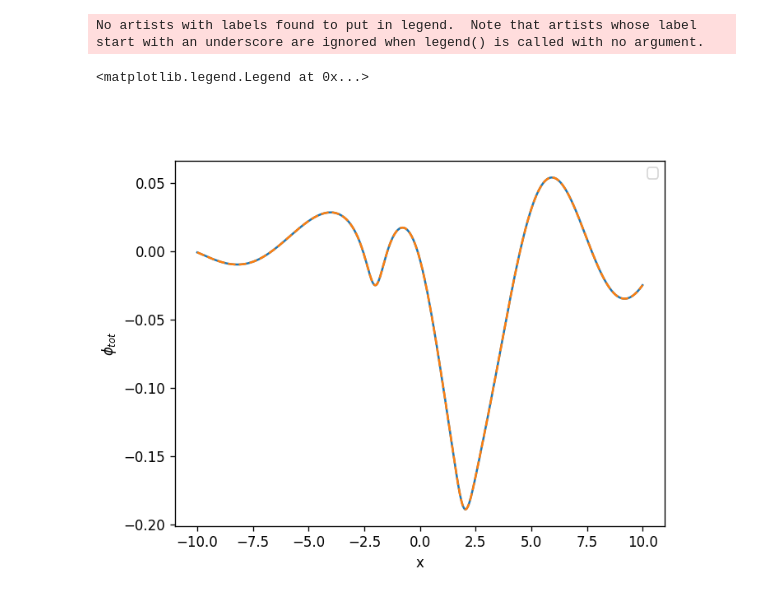
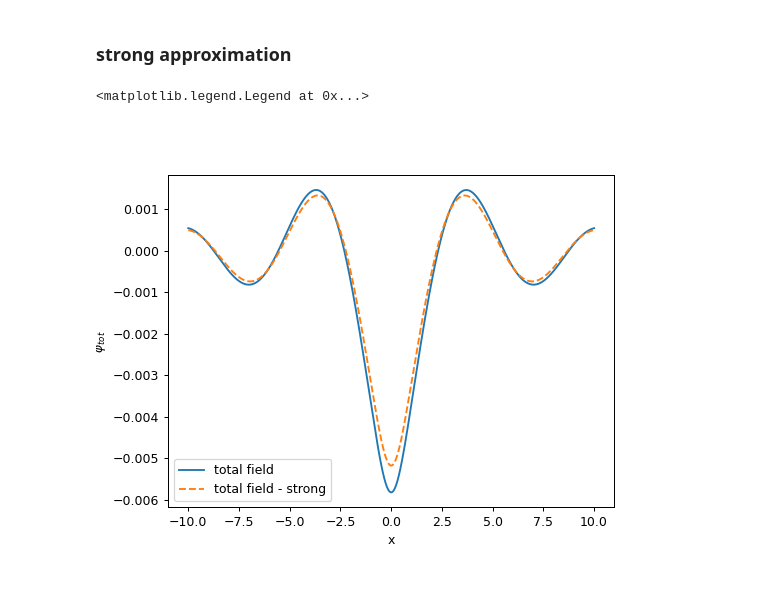
Before and after one commit to mekise/graph-theory-dda, a Jupyter notebook: notebooks/plot_paper.ipynb, the cells around one changed output. Cells and saved outputs as stored; diff of their text form; code cells hidden in the pictures.

Commit message:
Finished plots for 4by4 weak and strong coupling approximations

```diff
--- a/notebooks/plot_paper.ipynb
+++ b/notebooks/plot_paper.ipynb
@@ -9,26 +65,25 @@ import matplotlib.animation as animation
+# %% [markdown]
+### strong approximation
 # %%
-plt.figure(dpi=120)
+plt.figure(dpi=90)
 
-filenpz = "../data/approximation.npz"
-saveplot = "../data/approximation.png"
+filenpz = "../data/strong_approx.npz"
+saveplot = "../data/strong_approx.png"
 
 scattpos = np.load(filenpz)["scattpos"]
 alphas = np.load(filenpz)["alphas"]
 xx = np.load(filenpz)["xx"]
 phitot = np.load(filenpz)["phitot"]
-approxphitot = np.load(filenpz)["approxphitot"]
+weakphitot = np.load(filenpz)["weakphitot"]
+strongphitot = np.load(filenpz)["strongphitot"]
 
-# for i in range(scattpos.shape[0]):
-#     plt.axvline(la.norm(scattpos[i, :]), color="gray", alpha=0.5, linewidth='1', linestyle='dashed')
-#     plt.axhline(-poweroverr["analyticalsum"][i], color="gray", alpha=0.5, linewidth='1', linestyle='dashed')
-# plt.plot(poweroverr["r"], poweroverr["P"], label="implicit integral", color="C1")
-plt.plot(xx, phitot)
-plt.plot(xx, approxphitot, '--')
+plt.plot(xx, phitot, label="total field")
+# plt.plot(xx, weakphitot, '--', label="total field - weak")
+plt.plot(xx, strongphitot, '--', label="total field - strong")
 
 plt.xlabel("x")
 plt.ylabel("$\phi_{tot}$")
 plt.legend()
 # %% [output]
-No artists with labels found to put in legend.  Note that artists whose label start with an underscore are ignored when legend() is called with no argument.
+<matplotlib.legend.Legend at 0x...>
-<matplotlib.legend.Legend at 0x...>
-[figure, old version]
+[figure, new version]
```
Also changed, not shown: parts of 5 cells of this notebook, 13 other files.
